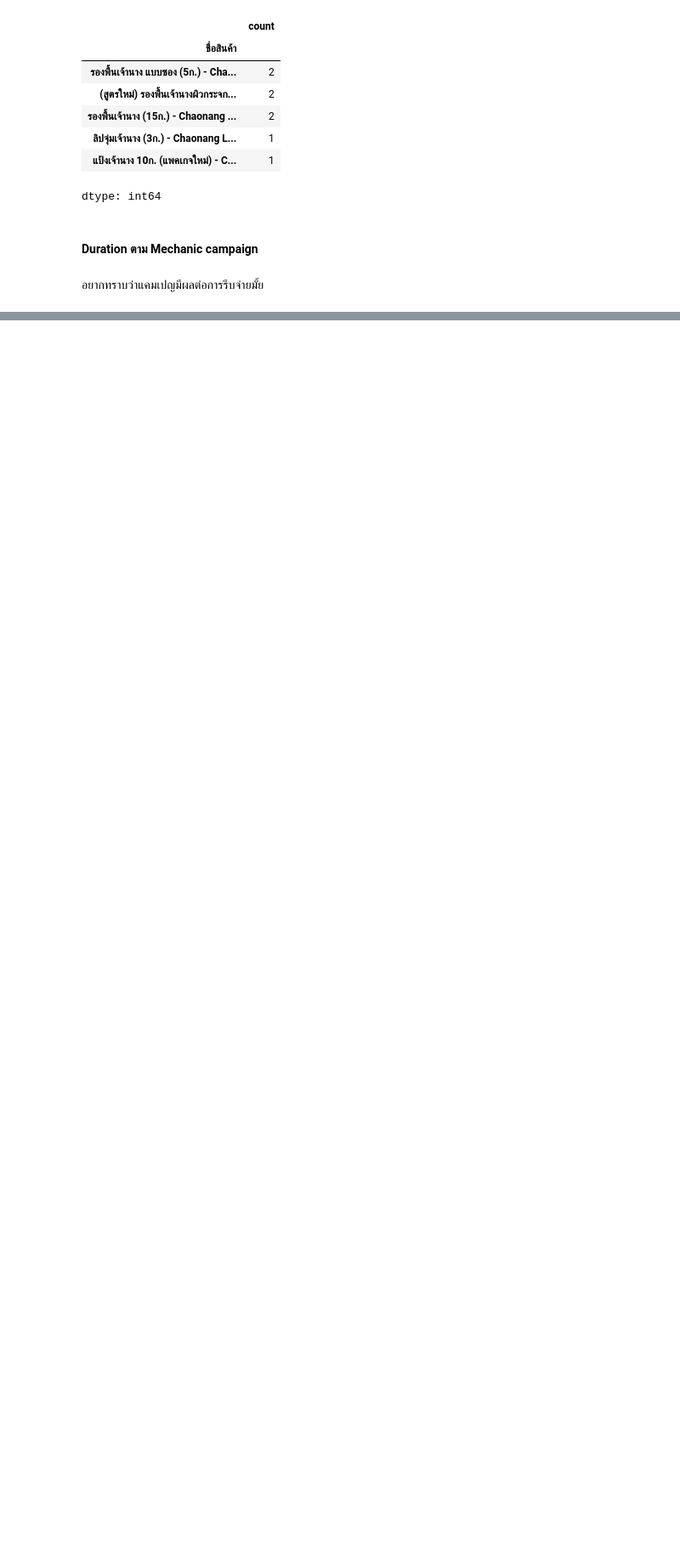
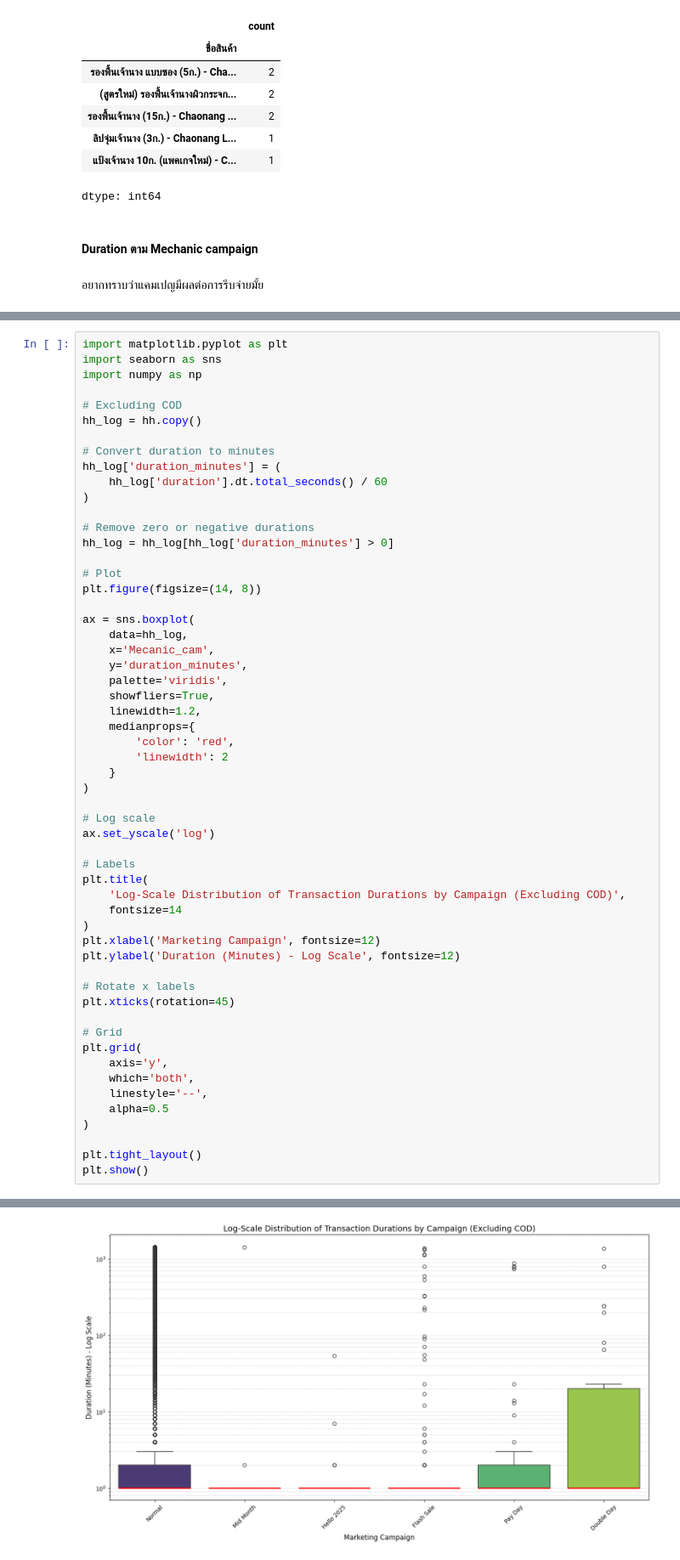
Before and after one commit to bugsotim/INTERNSHIP_CN_2026, a Jupyter notebook: shopee.ipynb, the cells around one changed output, grey strips where cells are left out. Shown at 85% size. Drawn from its saved outputs; the diff is of its cells as text; blank space fills up the shorter version.

```diff
--- a/shopee.ipynb
+++ b/shopee.ipynb
@@ -3110 +3131,58 @@ unique_orders.groupby('Mecanic_cam')['duration'].mean()
 dtype: timedelta64[ns]
+# %%
+import matplotlib.pyplot as plt
+import seaborn as sns
+import numpy as np
+
+# Excluding COD
+hh_log = hh.copy()
+
+# Convert duration to minutes
+hh_log['duration_minutes'] = (
+    hh_log['duration'].dt.total_seconds() / 60
+)
+
+# Remove zero or negative durations
+hh_log = hh_log[hh_log['duration_minutes'] > 0]
+
+# Plot
+plt.figure(figsize=(14, 8))
+
+ax = sns.boxplot(
+    data=hh_log,
+    x='Mecanic_cam',
+    y='duration_minutes',
+    palette='viridis',
+    showfliers=True,
+    linewidth=1.2,
+    medianprops={
+        'color': 'red',
+        'linewidth': 2
+    }
+)
+
+# Log scale
+ax.set_yscale('log')
+
+# Labels
+plt.title(
+    'Log-Scale Distribution of Transaction Durations by Campaign (Excluding COD)',
+    fontsize=14
+)
+plt.xlabel('Marketing Campaign', fontsize=12)
+plt.ylabel('Duration (Minutes) - Log Scale', fontsize=12)
+
+# Rotate x labels
+plt.xticks(rotation=45)
+
+# Grid
+plt.grid(
+    axis='y',
+    which='both',
+    linestyle='--',
+    alpha=0.5
+)
+
+plt.tight_layout()
+plt.show()
+# %% [output]
@@ -3110,0 +3192 @@ dtype: timedelta64[ns]
+[figure, added]
```
Also changed, not shown: parts of 19 cells of this notebook.
